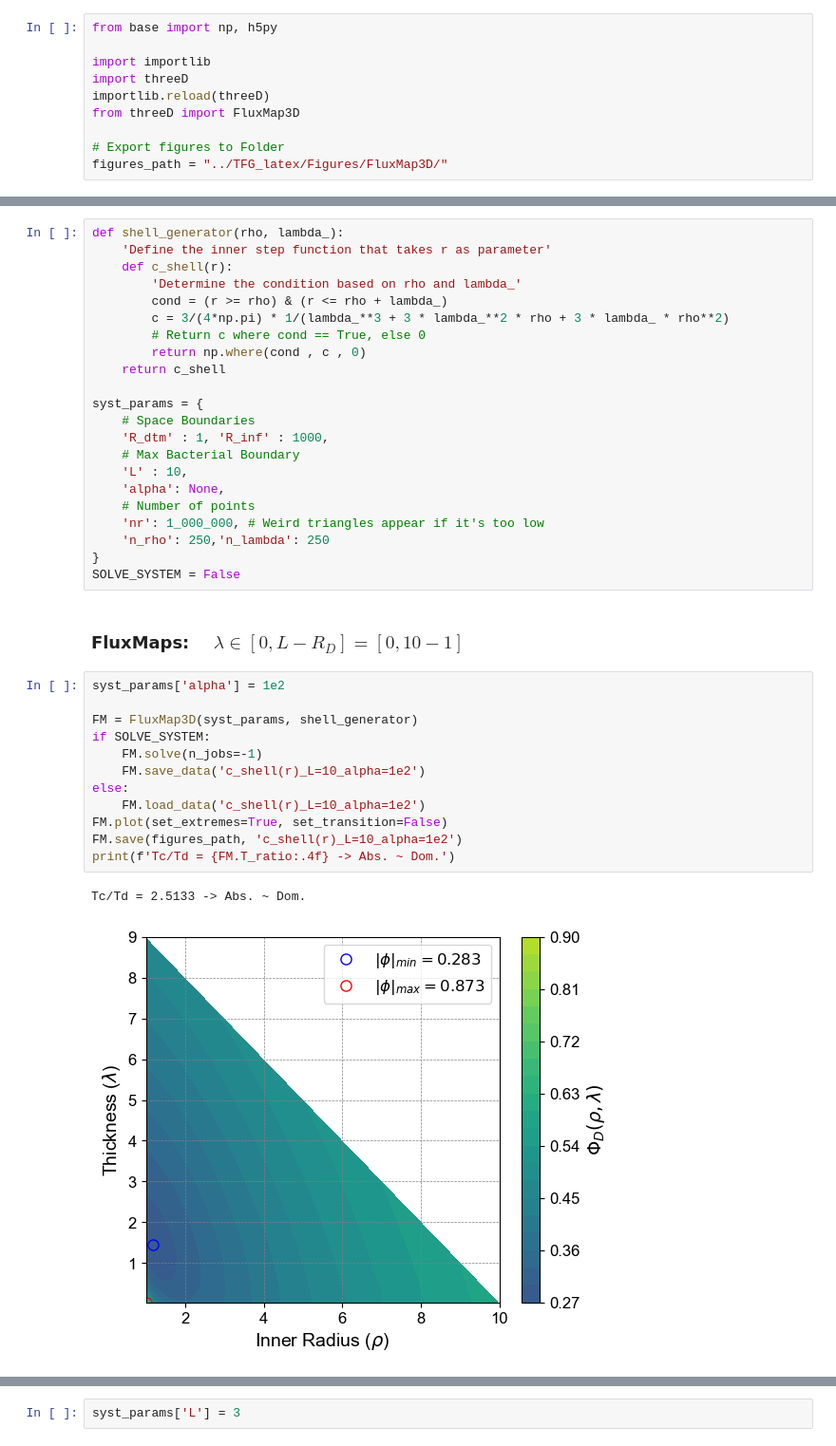
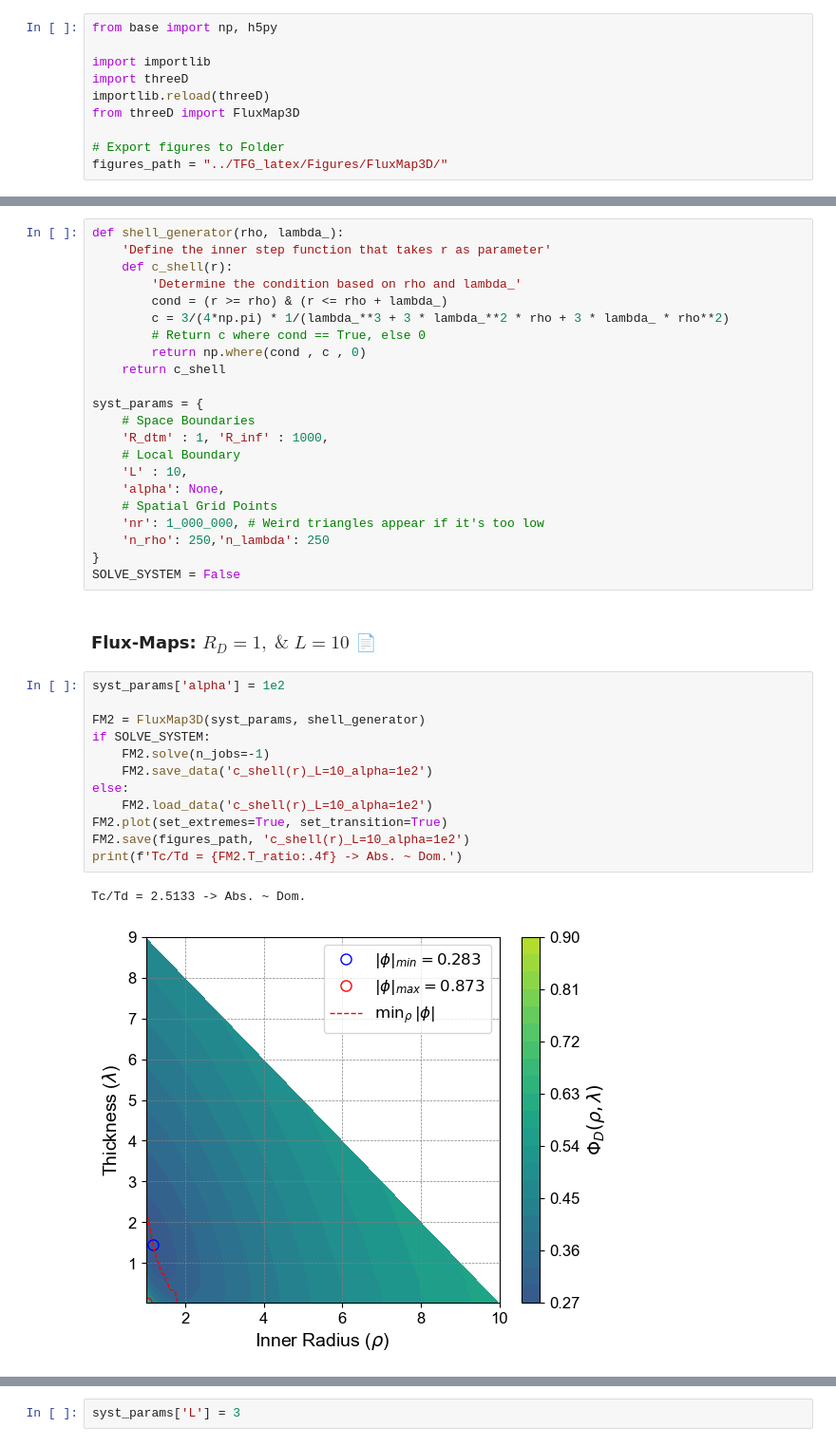
Before and after one commit to GeorchPz/bacterial_chemotaxis_effect_on_chemoattractor_cell, a Jupyter notebook: 3D-3_Fluxmap_shell_profiles.ipynb, the cells around one changed output, grey strips where cells are left out. Shown at 95% size. Drawn from its saved outputs; the diff is of its cells as text.

```diff
--- a/3D-3_Fluxmap_shell_profiles.ipynb
+++ b/3D-3_Fluxmap_shell_profiles.ipynb
@@ -34,30 +39,30 @@ def shell_generator(rho, lambda_):
 syst_params = {
     # Space Boundaries
     'R_dtm' : 1, 'R_inf' : 1000,
-    # Max Bacterial Boundary
+    # Local Boundary
     'L' : 10,
     'alpha': None,
-    # Number of points
+    # Spatial Grid Points
     'nr': 1_000_000, # Weird triangles appear if it's too low
     'n_rho': 250,'n_lambda': 250
 }
 SOLVE_SYSTEM = False
 # %% [markdown]
-### FluxMaps: $\quad \lambda \in [0, L-R_D] = [0,10-1]$
+### Flux-Maps: $R_D = 1, \; \& \; L = 10$ 📄
 # %%
 syst_params['alpha'] = 1e2
 
-FM = FluxMap3D(syst_params, shell_generator)
+FM2 = FluxMap3D(syst_params, shell_generator)
 if SOLVE_SYSTEM:
-    FM.solve(n_jobs=-1)
-    FM.save_data('c_shell(r)_L=10_alpha=1e2')
+    FM2.solve(n_jobs=-1)
+    FM2.save_data('c_shell(r)_L=10_alpha=1e2')
 else:
-    FM.load_data('c_shell(r)_L=10_alpha=1e2')
-FM.plot(set_extremes=True, set_transition=False)
-FM.save(figures_path, 'c_shell(r)_L=10_alpha=1e2')
-print(f'Tc/Td = {FM.T_ratio:.4f} -> Abs. ~ Dom.')
+    FM2.load_data('c_shell(r)_L=10_alpha=1e2')
+FM2.plot(set_extremes=True, set_transition=True)
+FM2.save(figures_path, 'c_shell(r)_L=10_alpha=1e2')
+print(f'Tc/Td = {FM2.T_ratio:.4f} -> Abs. ~ Dom.')
 # %% [output]
 Tc/Td = 2.5133 -> Abs. ~ Dom.
-[figure, old version]
+[figure, new version]
 # %%
 import matplotlib.pyplot as plt
```
Also changed, not shown: parts of 12 cells of this notebook, 10 other files.
